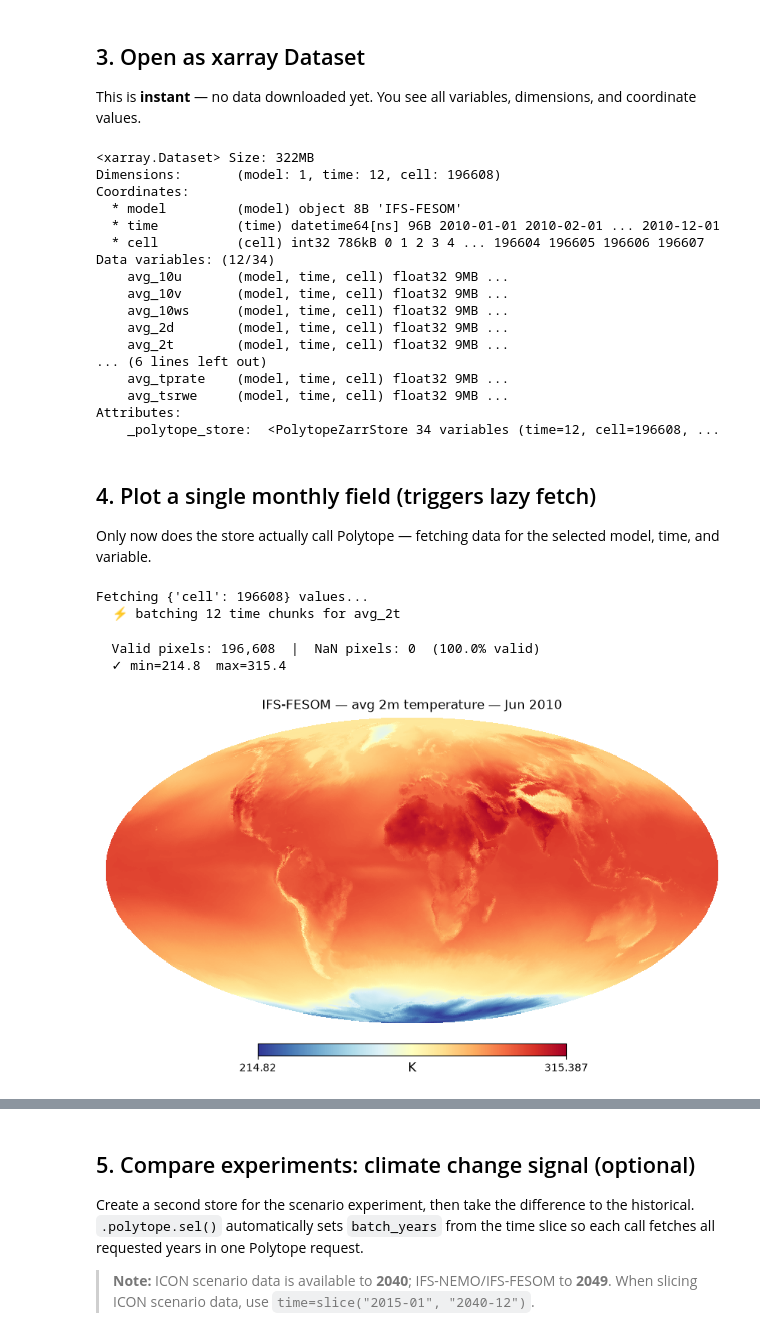
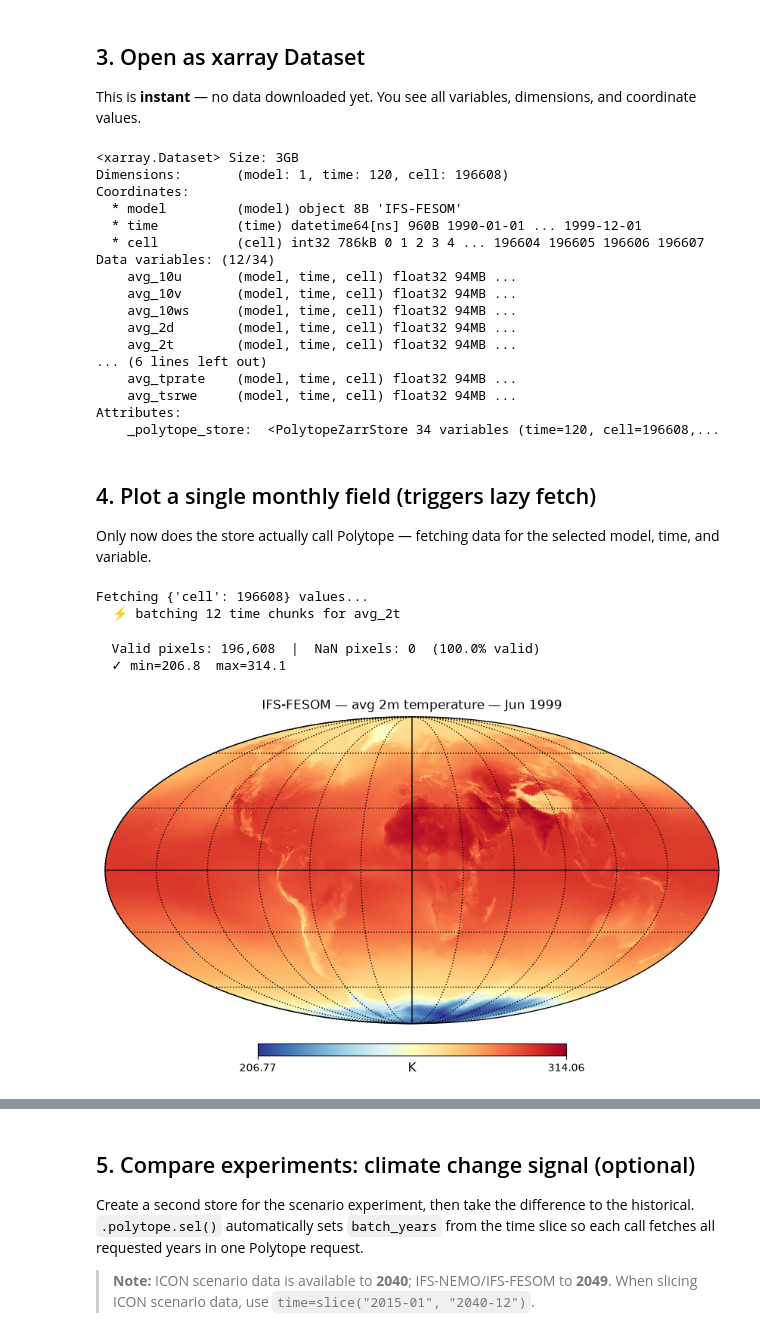
Before and after one commit to spaetd96/acclimatise-africa-rainfall, a Jupyter notebook: get-data/03_lazy_browse_portfolio.ipynb, the cells around one changed output, grey strips where cells are left out. Drawn from its saved outputs; the diff is of its cells as text; code cells hidden in the pictures.

```diff
--- a/get-data/03_lazy_browse_portfolio.ipynb
+++ b/get-data/03_lazy_browse_portfolio.ipynb
@@ -48,7 +48,7 @@ store = PolytopeZarrStore.from_climate_dt(
     experiment="hist", # 'cont', 'hist', 'SSP3-7.0'
     resolution="standard", # 'standard', 'high'
     levtype=LEVTYPE,
-    years=range(2010, 2011), # 1 year for quick testing
+    years=range(1990, 2000), # 1 year for quick testing
 )
 print(store)
 # %% [output]
@@ -100,23 +83,23 @@ dimensions, and coordinate values.
 ds = store.open()
 ds
 # %% [output]
-<xarray.Dataset> Size: 322MB
-Dimensions:       (model: 1, time: 12, cell: 196608)
+<xarray.Dataset> Size: 3GB
+Dimensions:       (model: 1, time: 120, cell: 196608)
 Coordinates:
   * model         (model) object 8B 'IFS-FESOM'
-  * time          (time) datetime64[ns] 96B 2010-01-01 2010-02-01 ... 2010-12-01
+  * time          (time) datetime64[ns] 960B 1990-01-01 ... 1999-12-01
   * cell          (cell) int32 786kB 0 1 2 3 4 ... 196604 196605 196606 196607
 Data variables: (12/34)
-    avg_10u       (model, time, cell) float32 9MB ...
-    avg_10v       (model, time, cell) float32 9MB ...
-    avg_10ws      (model, time, cell) float32 9MB ...
-    avg_2d        (model, time, cell) float32 9MB ...
-    avg_2t        (model, time, cell) float32 9MB ...
+    avg_10u       (model, time, cell) float32 94MB ...
+    avg_10v       (model, time, cell) float32 94MB ...
+    avg_10ws      (model, time, cell) float32 94MB ...
+    avg_2d        (model, time, cell) float32 94MB ...
+    avg_2t        (model, time, cell) float32 94MB ...
 ... (6 lines left out)
-    avg_tprate    (model, time, cell) float32 9MB ...
-    avg_tsrwe     (model, time, cell) float32 9MB ...
+    avg_tprate    (model, time, cell) float32 94MB ...
+    avg_tsrwe     (model, time, cell) float32 94MB ...
 Attributes:
-    _polytope_store:  <PolytopeZarrStore 34 variables (time=12, cell=196608, ...
+    _polytope_store:  <PolytopeZarrStore 34 variables (time=120, cell=196608,...
 # %% [markdown]
 ## 4. Plot a single monthly field (triggers lazy fetch)
 
@@ -126,7 +109,7 @@ selected model, time, and variable.
 import healpy as hp
 import matplotlib.pyplot as plt
 
-field = ds["avg_2t"].sel(model="IFS-FESOM", time="2010-06-01")
+field = ds["avg_2t"].sel(model="IFS-FESOM", time="1999-06-01")
 print(f"Fetching {dict(field.sizes)} values...")  # triggers the Polytope request
 field_values = field.values
 
@@ -145,13 +128,13 @@ else:
 Fetching {'cell': 196608} values...
   ⚡ batching 12 time chunks for avg_2t
   Valid pixels: 196,608  |  NaN pixels: 0  (100.0% valid)
-  ✓ min=214.8  max=315.4
+  ✓ min=206.8  max=314.1
 # %%
-hp.mollview(field_values, title="IFS-FESOM — avg 2m temperature — Jun 2010",
+hp.mollview(field_values, title="IFS-FESOM — avg 2m temperature — Jun 1999",
             unit="K", cmap="RdYlBu_r", nest=True, flip='geo')
 hp.graticule()
 plt.show()
 # %% [output]
-[figure, old version]
+[figure, new version]
 # %%
 # Annual mean precipitation rate
```
Also changed, not shown: parts of 6 cells of this notebook.
